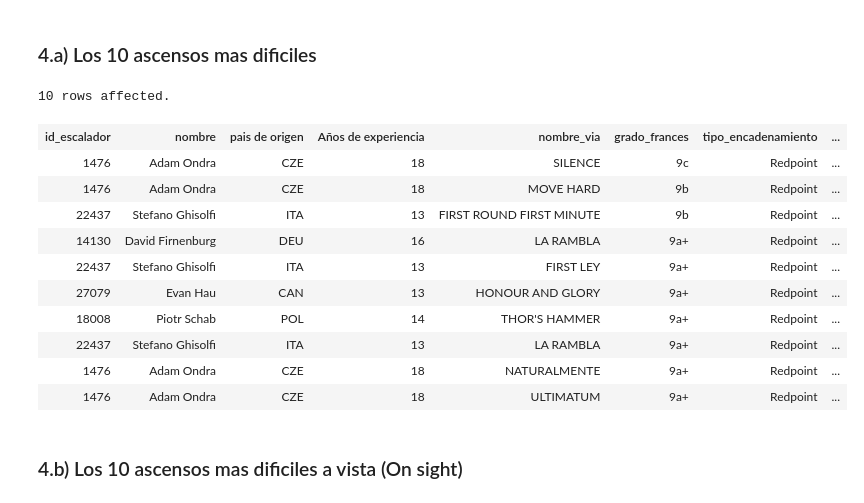
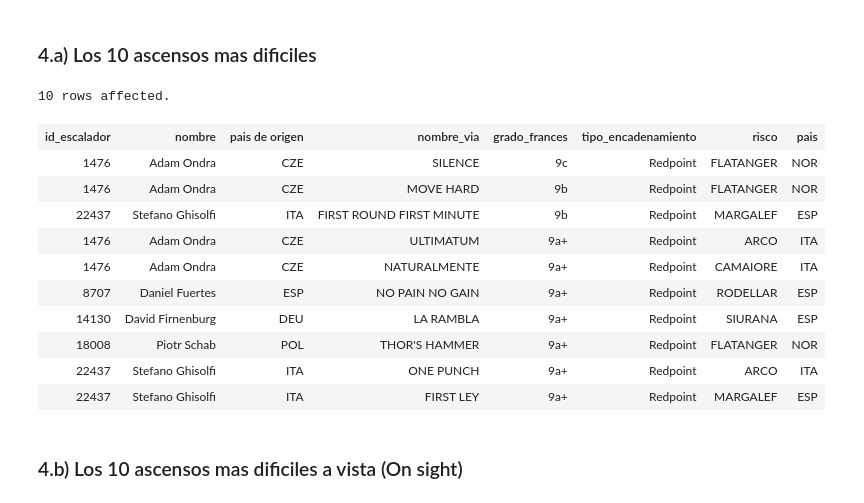
Before and after one commit to jmsanchezff/datahack_practica_bbdd, a Jupyter notebook: PostgreSQL.ipynb, the cells around one changed output. Cells and saved outputs as stored; diff of their text form; code cells hidden in the pictures.

```diff
--- a/PostgreSQL.ipynb
+++ b/PostgreSQL.ipynb
@@ -335,33 +335,32 @@ WHERE id_dificultad=(SELECT id_dificultad_media FROM avg_table)
 # %%
 %%sql
 
 SELECT A.id_escalador,
        E.nombre,
        E.pais as "pais de origen",
-       2017 - E.comienzo as "Años de experiencia",
        A.nombre_via,
        D.grado_frances,
        A.tipo_encadenamiento,
        A.risco,
        A.pais
 FROM ascensos AS A
      LEFT JOIN escaladores AS E ON (A.id_escalador = E.id_escalador)
      LEFT JOIN dificultades AS D ON (A.id_dificultad = D.id_dificultad)
-ORDER BY A.id_dificultad DESC
+ORDER BY A.id_dificultad DESC, E.id_escalador ASC
 LIMIT 10
 # %% [output]
 10 rows affected.
-| id_escalador | nombre | pais de origen | Años de experiencia | nombre_via | grado_frances | tipo_encadenamiento | ... |
-| 1476 | Adam Ondra | CZE | 18 | SILENCE | 9c | Redpoint | ... |
-| 1476 | Adam Ondra | CZE | 18 | MOVE HARD | 9b | Redpoint | ... |
-| 22437 | Stefano Ghisolfi | ITA | 13 | FIRST ROUND FIRST MINUTE | 9b | Redpoint | ... |
-| 14130 | David Firnenburg | DEU | 16 | LA RAMBLA | 9a+ | Redpoint | ... |
-| 22437 | Stefano Ghisolfi | ITA | 13 | FIRST LEY | 9a+ | Redpoint | ... |
-| 27079 | Evan Hau | CAN | 13 | HONOUR AND GLORY | 9a+ | Redpoint | ... |
-| 18008 | Piotr Schab | POL | 14 | THOR'S HAMMER | 9a+ | Redpoint | ... |
-| 22437 | Stefano Ghisolfi | ITA | 13 | LA RAMBLA | 9a+ | Redpoint | ... |
-| 1476 | Adam Ondra | CZE | 18 | NATURALMENTE | 9a+ | Redpoint | ... |
-| 1476 | Adam Ondra | CZE | 18 | ULTIMATUM | 9a+ | Redpoint | ... |
+| id_escalador | nombre | pais de origen | nombre_via | grado_frances | tipo_encadenamiento | risco | pais |
+| 1476 | Adam Ondra | CZE | SILENCE | 9c | Redpoint | FLATANGER | NOR |
+| 1476 | Adam Ondra | CZE | MOVE HARD | 9b | Redpoint | FLATANGER | NOR |
+| 22437 | Stefano Ghisolfi | ITA | FIRST ROUND FIRST MINUTE | 9b | Redpoint | MARGALEF | ESP |
+| 1476 | Adam Ondra | CZE | ULTIMATUM | 9a+ | Redpoint | ARCO | ITA |
+| 1476 | Adam Ondra | CZE | NATURALMENTE | 9a+ | Redpoint | CAMAIORE | ITA |
+| 8707 | Daniel Fuertes | ESP | NO PAIN NO GAIN | 9a+ | Redpoint | RODELLAR | ESP |
+| 14130 | David Firnenburg | DEU | LA RAMBLA | 9a+ | Redpoint | SIURANA | ESP |
+| 18008 | Piotr Schab | POL | THOR'S HAMMER | 9a+ | Redpoint | FLATANGER | NOR |
+| 22437 | Stefano Ghisolfi | ITA | ONE PUNCH | 9a+ | Redpoint | ARCO | ITA |
+| 22437 | Stefano Ghisolfi | ITA | FIRST LEY | 9a+ | Redpoint | MARGALEF | ESP |
 # %% [markdown]
 ### 4.b) Los 10 ascensos mas dificiles a vista (On sight)
 # %%
```
Also changed, not shown: parts of 7 cells of this notebook, 1 other file.
